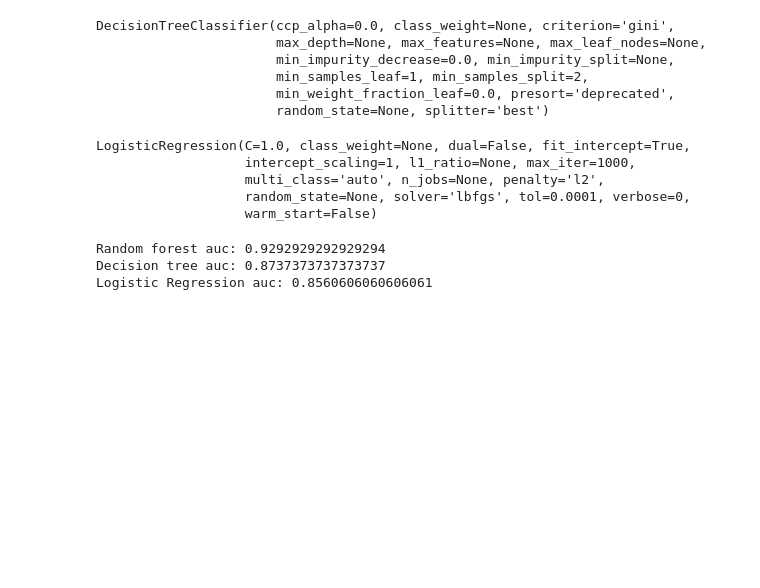
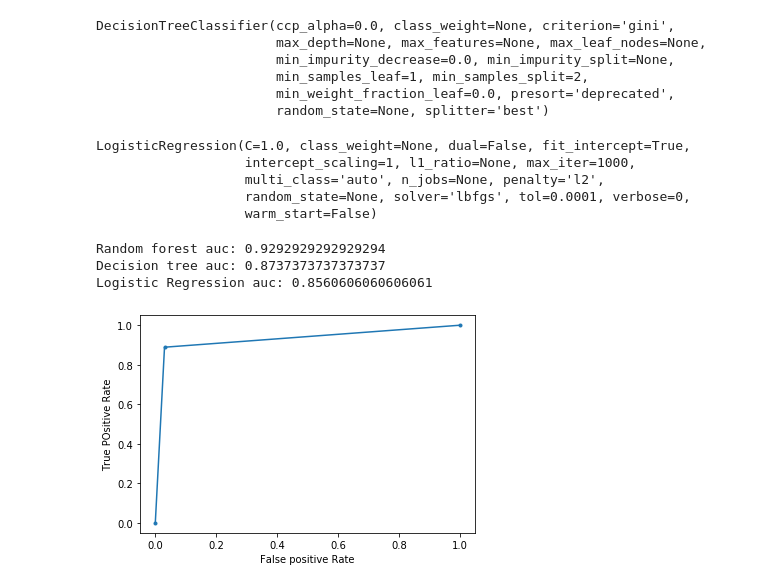
Before and after one commit to RAIHANRABBY/A-Machine-Learning, a Jupyter notebook: research Student DOS/data analysis.ipynb, the cells around one changed output. Saved outputs shown, nothing was run; the diff lists cells and outputs as text; code cells hidden in the pictures; blank space fills up the shorter version.

```diff
--- a/research Student DOS/data analysis.ipynb
+++ b/research Student DOS/data analysis.ipynb
@@ -204,5 +206,13 @@ Logistic Regression auc: 0.8560606060606061
 rf_fpr,rf_tpr,_=roc_curve(ytest,rf_pred)
 dt_fpr,dt_tpr,_=roc_curve(ytest,dt_pred)
 lr_fpr,lr_tpr,_=roc_curve(ytest,lr_pred)
+# %%
+plt.plot(rf_fpr,rf_tpr,marker='.',label="Random Forest: %.3f"%rf_auc)
+plt.xlabel('False positive Rate')
+plt.ylabel('True POsitive Rate')
+
+plt.show()
+# %% [output]
+[figure, added]
 # %%
 def plot_roc_curve(rf_fpr,rf_tpr):
```
Also changed, not shown: parts of 7 cells of this notebook.
